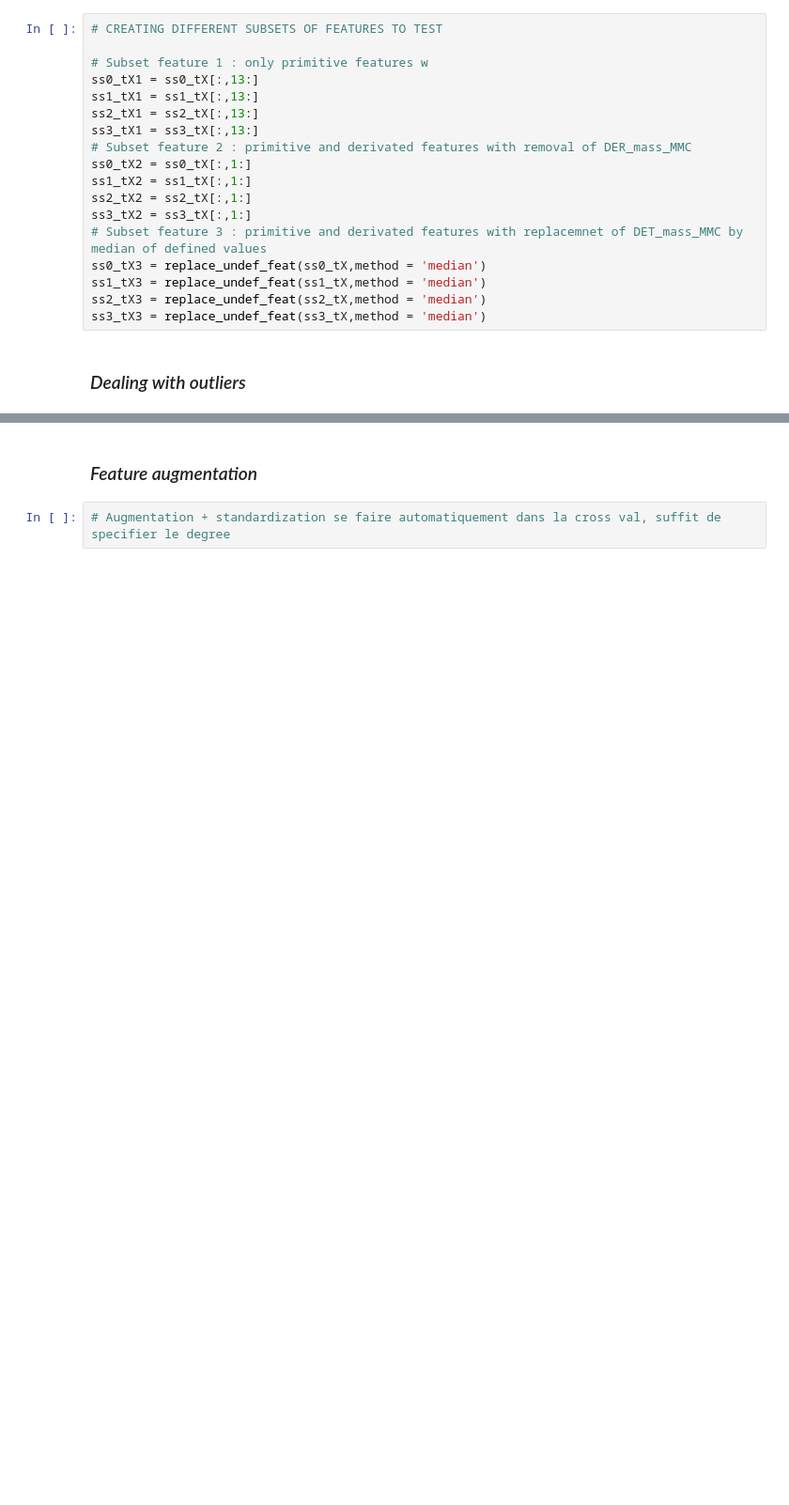
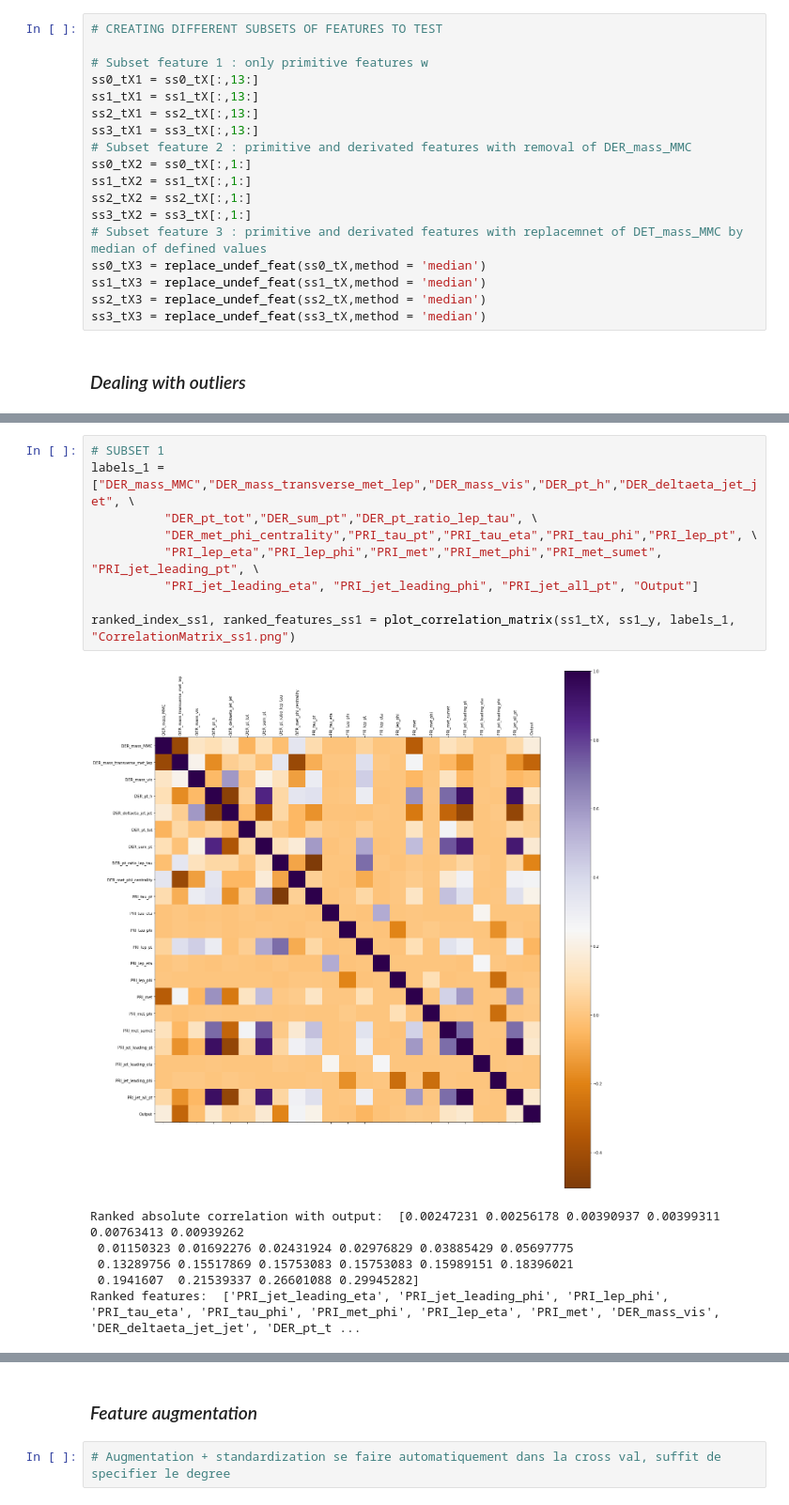
Before and after one commit to alicebizeul/MLProject1, a Jupyter notebook: scripts/project1.ipynb, the cells around one changed output, grey strips where cells are left out. Shown at 94% size. Cells and saved outputs as stored; diff of their text form; blank space fills up the shorter version.

```diff
--- a/scripts/project1.ipynb
+++ b/scripts/project1.ipynb
@@ -216,0 +263,16 @@ print (tX_explore.shape, tX_explore_outliers.shape)
+# %%
+# SUBSET 1
+labels_1 = ["DER_mass_MMC","DER_mass_transverse_met_lep","DER_mass_vis","DER_pt_h","DER_deltaeta_jet_jet", \
+          "DER_pt_tot","DER_sum_pt","DER_pt_ratio_lep_tau", \
+          "DER_met_phi_centrality","PRI_tau_pt","PRI_tau_eta","PRI_tau_phi","PRI_lep_pt", \
+          "PRI_lep_eta","PRI_lep_phi","PRI_met","PRI_met_phi","PRI_met_sumet", "PRI_jet_leading_pt", \
+          "PRI_jet_leading_eta", "PRI_jet_leading_phi", "PRI_jet_all_pt", "Output"]
+
+ranked_index_ss1, ranked_features_ss1 = plot_correlation_matrix(ss1_tX, ss1_y, labels_1, "CorrelationMatrix_ss1.png")
+# %% [output]
+[figure, added]
+Ranked absolute correlation with output:  [0.00247231 0.00256178 0.00390937 0.00399311 0.00763413 0.00939262
+ 0.01150323 0.01692276 0.02431924 0.02976829 0.03885429 0.05697775
+ 0.13289756 0.15517869 0.15753083 0.15753083 0.15989151 0.18396021
+ 0.1941607  0.21539337 0.26601088 0.29945282]
+Ranked features:  ['PRI_jet_leading_eta', 'PRI_jet_leading_phi', 'PRI_lep_phi', 'PRI_tau_eta', 'PRI_tau_phi', 'PRI_met_phi', 'PRI_lep_eta', 'PRI_met', 'DER_mass_vis', 'DER_deltaeta_jet_jet', 'DER_pt_t ...
```
Also changed, not shown: parts of 9 cells of this notebook, 1 other file.
